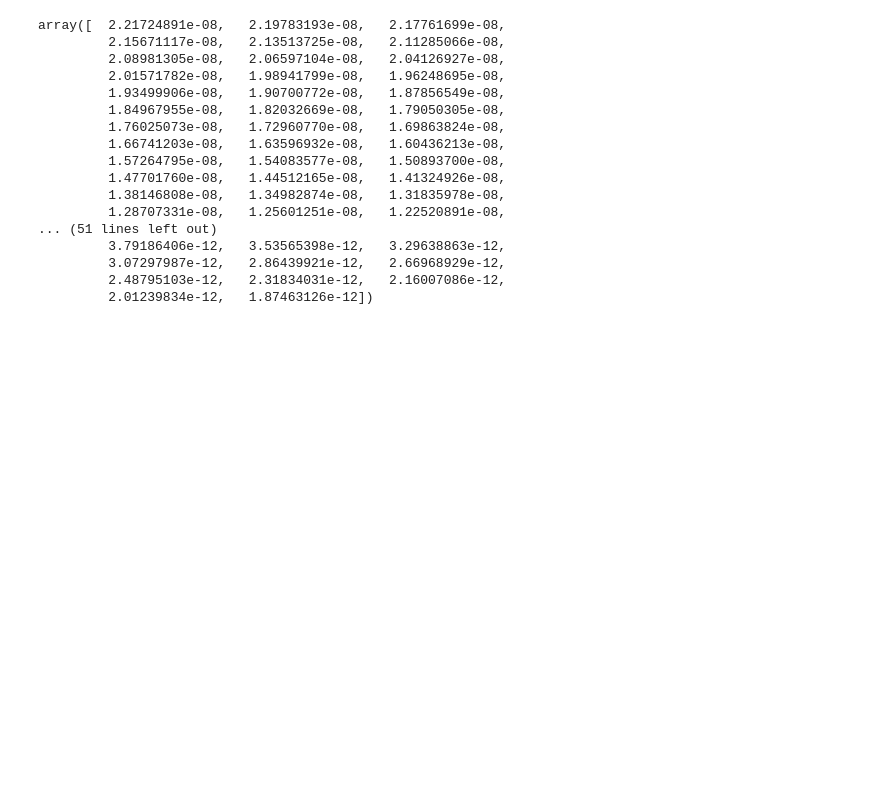
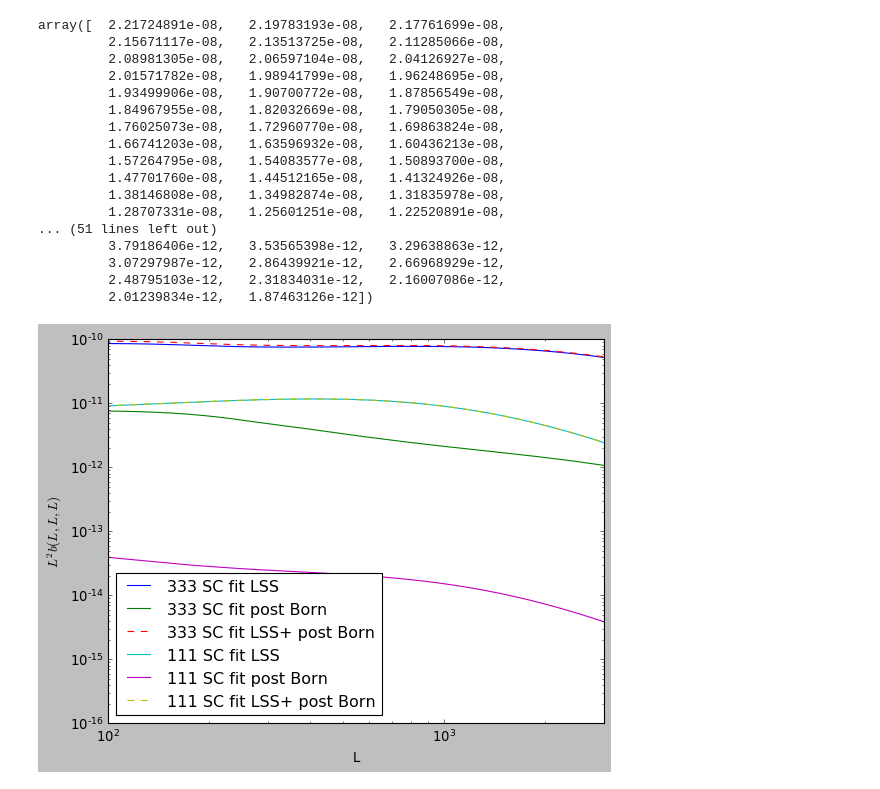
Before and after one commit to VMBoehm/BispectrumBias, a Jupyter notebook: TestBispectraGalLens.ipynb, the cells around one changed output. Cells and saved outputs as stored; diff of their text form; code cells hidden in the pictures; blank space fills up the shorter version.

```diff
--- a/TestBispectraGalLens.ipynb
+++ b/TestBispectraGalLens.ipynb
@@ -214,3 +220,31 @@ array([  2.21724891e-08,   2.19783193e-08,   2.17761699e-08,
          3.07297987e-12,   2.86439921e-12,   2.66968929e-12,
          2.48795103e-12,   2.31834031e-12,   2.16007086e-12,
          2.01239834e-12,   1.87463126e-12])
+# %%
+#equilat including post born
+specpath='/home/nessa/Documents/Projects/LensingBispectrum/CMB-nonlinear/outputs/bispectra/'
+L,l,theta = pickle.load(open(ellpath+'ell_ang_equilat_Lmin10_Lmax10000_lmin10_lmax8000_lenL200_lenl220_lenang200_0e+00.pkl','r'))
+bi_equi = np.load(specpath+'bispec_333_retest_equilat_JiaGalaxyLens_Lmin10-Lmax10000-lmax10000_halofit_SC.npy')
+bi_equipB = np.load(specpath+'bispec_333_retest_equilat_JiaGalaxyLens_Lmin10-Lmax10000-lmax10000_halofit_SC_post_born.npy')
+bi_equisum = np.load(specpath+'bispec_333_retest_equilat_JiaGalaxyLens_Lmin10-Lmax10000-lmax10000_halofit_SC_post_born_sum.npy')
+bi_equi1 = np.load(specpath+'bispec_111_retest_equilat_JiaGalaxyLens_Lmin10-Lmax10000-lmax10000_halofit_SC.npy')
+bi_equipB1 = np.load(specpath+'bispec_111_retest_equilat_JiaGalaxyLens_Lmin10-Lmax10000-lmax10000_halofit_SC_post_born.npy')
+bi_equisum1 = np.load(specpath+'bispec_111_retest_equilat_JiaGalaxyLens_Lmin10-Lmax10000-lmax10000_halofit_SC_post_born_sum.npy')
+
+
+plt.figure()
+plt.loglog(L, L**2*bi_equi,label='333 SC fit LSS')
+plt.loglog(L, L**2*bi_equipB,label='333 SC fit post Born')
+plt.loglog(L, L**2*bi_equisum,ls='--',label='333 SC fit LSS+ post Born')
+plt.loglog(L, L**2*bi_equi1,label='111 SC fit LSS')
+plt.loglog(L, L**2*bi_equipB1,label='111 SC fit post Born')
+plt.loglog(L, L**2*bi_equisum1,ls='--',label='111 SC fit LSS+ post Born')
+plt.xlim(100,3000)
+plt.legend(loc='best')
+plt.xlabel('L')
+plt.ylabel('$L^2 b(L,L,L)$')
+plotpath='/home/nessa/Documents/Projects/LensingBispectrum/CMB-nonlinear/Tests/GalaxyLensing/'
+plt.savefig(plotpath+'bispec_equilat_postBorn.png',bbox_inches='tight')
+plt.show()
+# %% [output]
+[figure, added]
```
Also changed, not shown: parts of 8 cells of this notebook, 3 other files.
